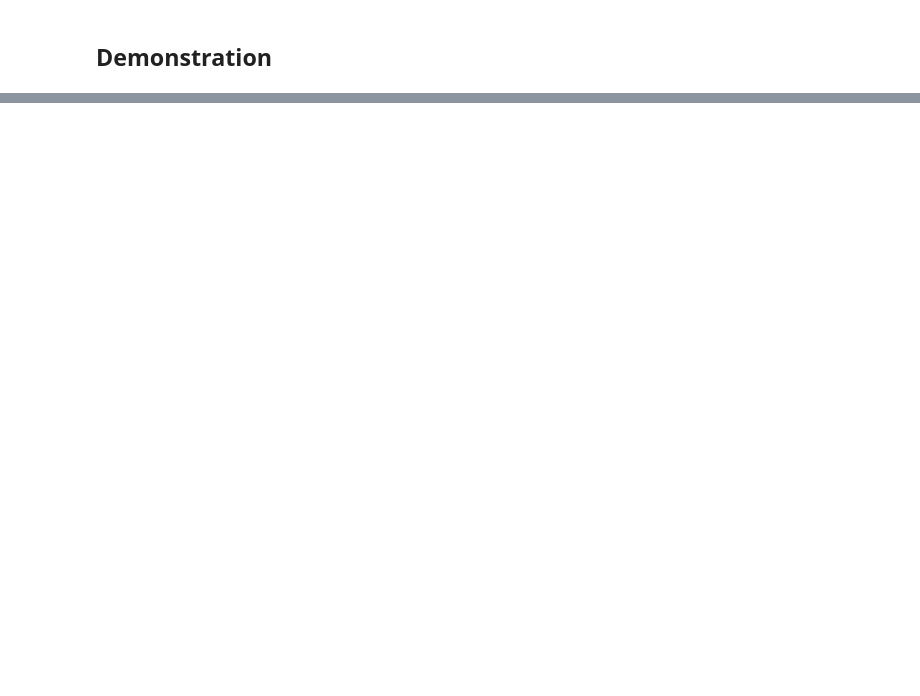
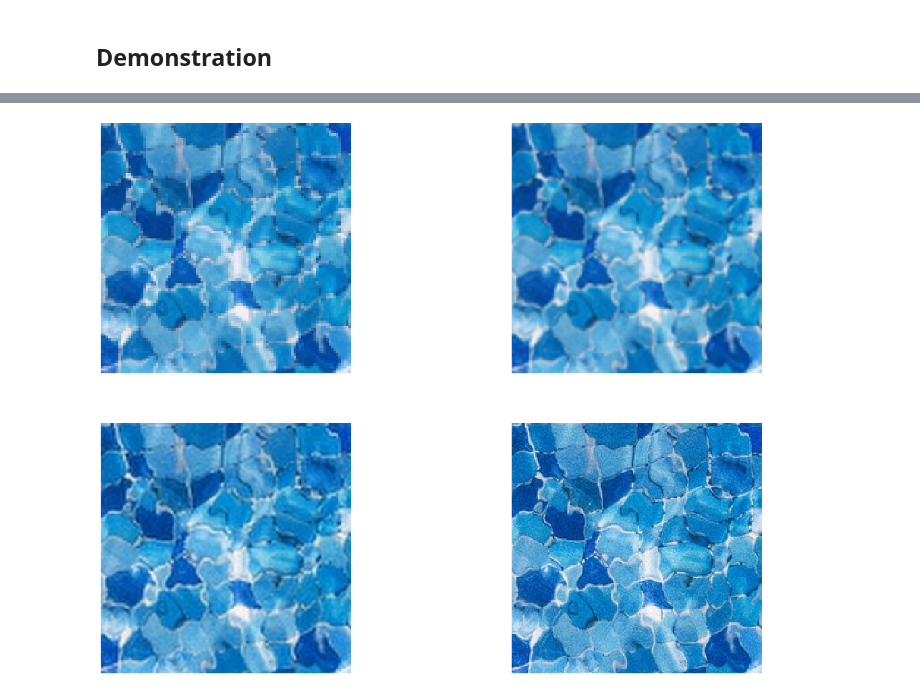
Before and after one commit to EmptyJackson/video-super-resolution, a Jupyter notebook: notebooks/sisr_demo.ipynb, the cells around one changed output, grey strips where cells are left out. Cells and saved outputs as stored; diff of their text form; code cells hidden in the pictures; blank space fills up the shorter version.

Commit message:
Update single-image super-resolution demonstration

```diff
--- a/notebooks/sisr_demo.ipynb
+++ b/notebooks/sisr_demo.ipynb
@@ -29,14 +57,29 @@ drive.mount('/content/gdrive')
 # %%
 import matplotlib.pyplot as plt
+s = 2
 
-fig = plt.figure(figsize=(25,20))
-fig.add_subplot(1, 2, 1)
+fig = plt.figure(figsize=(20,15))
+fig.add_subplot(2, 2, 1)
 im = plt.imread('lr_crop.png')
+im = im[50:150, 100:200, :]
 plt.axis('off')
 plt.imshow(im)
-fig.add_subplot(1, 2, 2)
-im = plt.imread('hr_crop.png')
+fig.add_subplot(2, 2, 2)
+im = plt.imread('hr_bicb.png')
+im = im[50*s:150*s, 100*s:200*s, :]
 plt.axis('off')
 plt.imshow(im)
-plt.subplots_adjust(wspace=0.1)
+fig.add_subplot(2, 2, 3)
+im = plt.imread('hr_pred.png')
+im = im[50*s:150*s, 100*s:200*s, :]
+plt.axis('off')
+plt.imshow(im)
+fig.add_subplot(2, 2, 4)
+im = plt.imread('hr_orig.png')
+im = im[50*s:150*s, 100*s:200*s, :]
+plt.axis('off')
+plt.imshow(im)
+#plt.subplots_adjust(wspace=0.05)
 plt.show()
+# %% [output]
+[figure, added]
```
Also changed, not shown: parts of 7 cells of this notebook.
